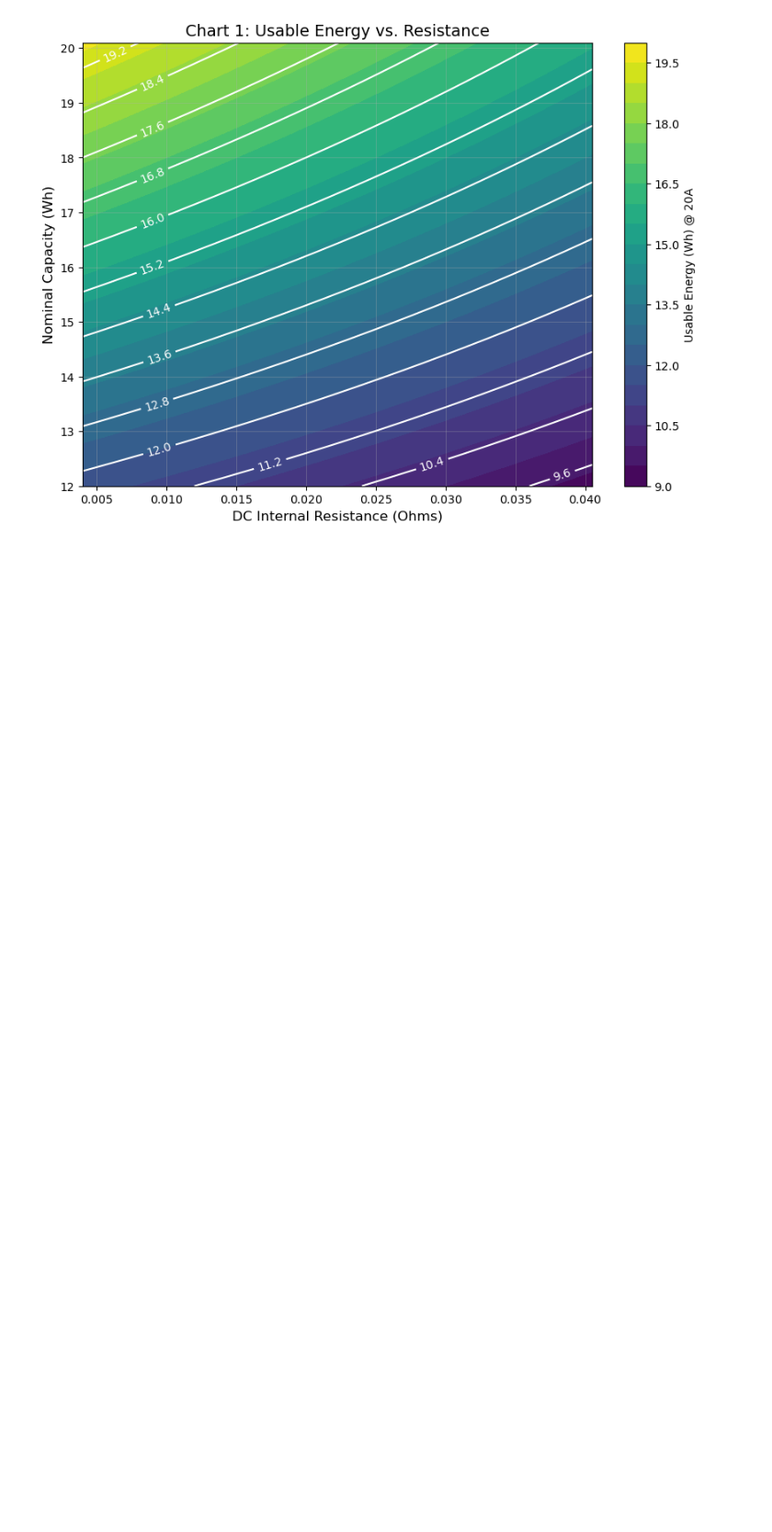
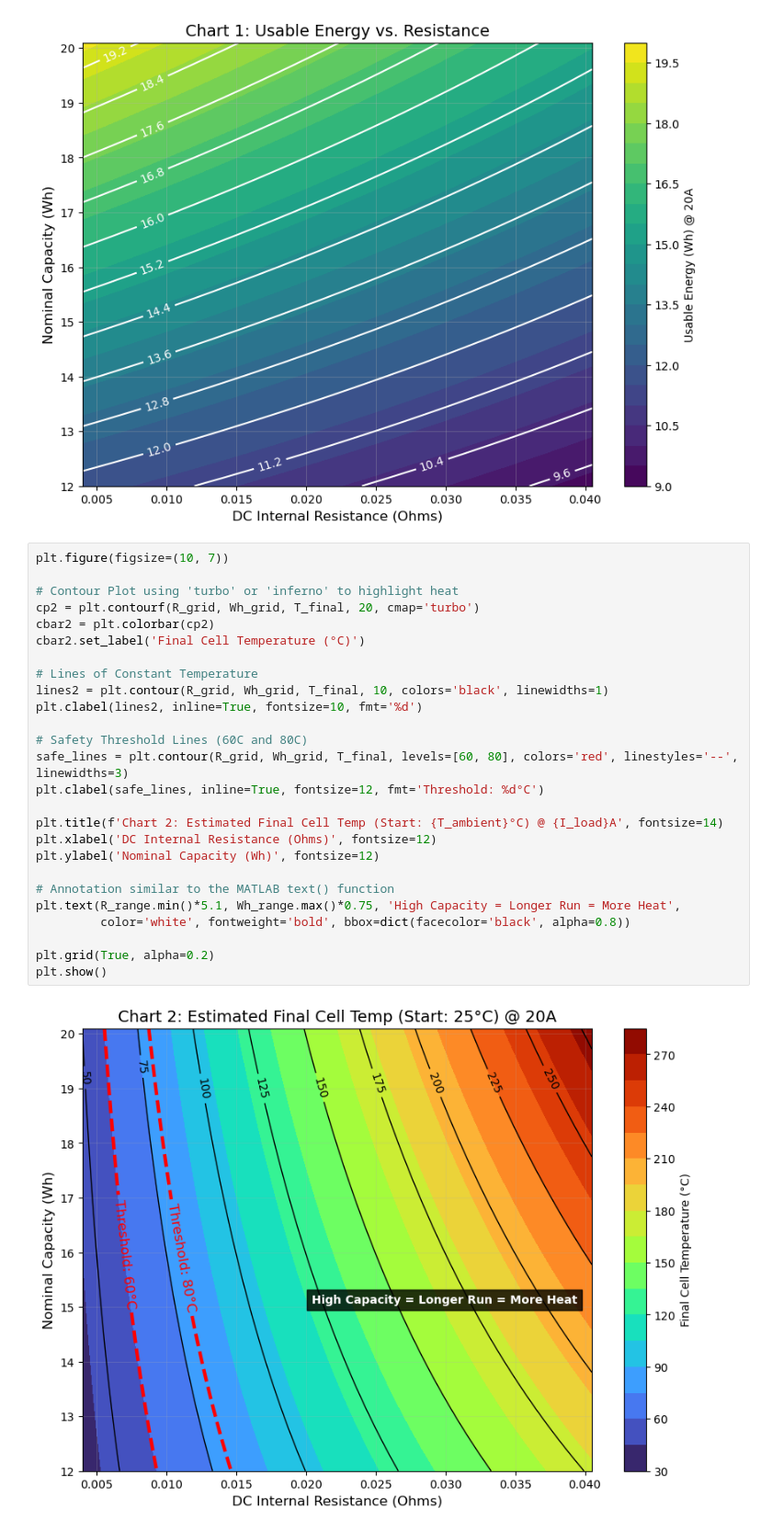
Before and after one commit to russlib/SegmentHandCalcs, a Jupyter notebook: CellSelection.ipynb, the cells around one changed output. Shown at 92% size. Saved outputs shown, nothing was run; the diff lists cells and outputs as text; blank space fills up the shorter version.

```diff
--- a/CellSelection.ipynb
+++ b/CellSelection.ipynb
@@ -50,3 +50,31 @@ plt.grid(True, alpha=0.3)
 plt.show()
 # %% [output]
 [figure]
+# %%
+plt.figure(figsize=(10, 7))
+
+# Contour Plot using 'turbo' or 'inferno' to highlight heat
+cp2 = plt.contourf(R_grid, Wh_grid, T_final, 20, cmap='turbo')
+cbar2 = plt.colorbar(cp2)
+cbar2.set_label('Final Cell Temperature (°C)')
+
+# Lines of Constant Temperature
+lines2 = plt.contour(R_grid, Wh_grid, T_final, 10, colors='black', linewidths=1)
+plt.clabel(lines2, inline=True, fontsize=10, fmt='%d')
+
+# Safety Threshold Lines (60C and 80C)
+safe_lines = plt.contour(R_grid, Wh_grid, T_final, levels=[60, 80], colors='red', linestyles='--', linewidths=3)
+plt.clabel(safe_lines, inline=True, fontsize=12, fmt='Threshold: %d°C')
+
+plt.title(f'Chart 2: Estimated Final Cell Temp (Start: {T_ambient}°C) @ {I_load}A', fontsize=14)
+plt.xlabel('DC Internal Resistance (Ohms)', fontsize=12)
+plt.ylabel('Nominal Capacity (Wh)', fontsize=12)
+
+# Annotation similar to the MATLAB text() function
+plt.text(R_range.min()*5.1, Wh_range.max()*0.75, 'High Capacity = Longer Run = More Heat',
+         color='white', fontweight='bold', bbox=dict(facecolor='black', alpha=0.8))
+
+plt.grid(True, alpha=0.2)
+plt.show()
+# %% [output]
+[figure, added]
```
Also changed, not shown: parts of 4 cells of this notebook, 4 other files.
